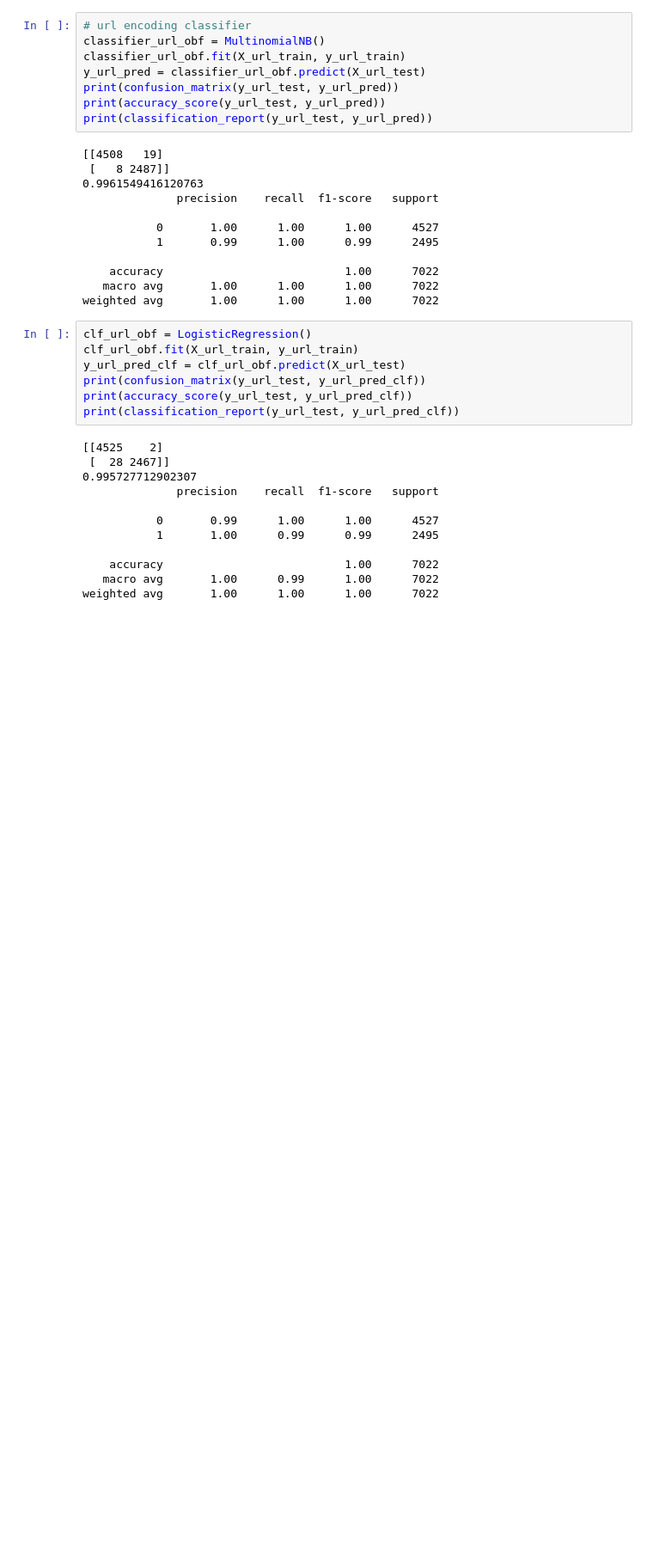
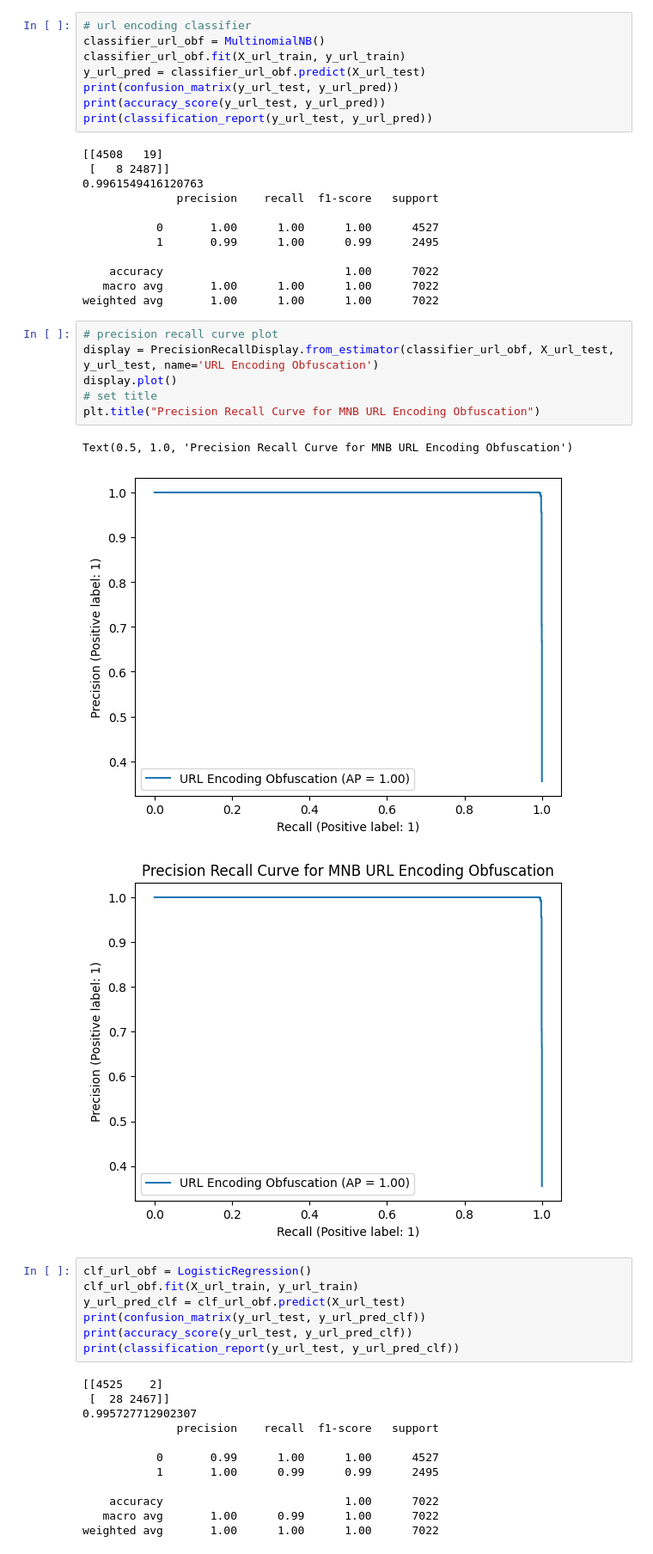
Before and after one commit to nrvadlamudi/SOQL, a Jupyter notebook: classification.ipynb, the cells around one changed output. Shown at 86% size. Drawn from its saved outputs; the diff is of its cells as text; blank space fills up the shorter version.

```diff
--- a/classification.ipynb
+++ b/classification.ipynb
@@ -156,6 +181,16 @@ print(classification_report(y_url_test, y_url_pred))
     accuracy                           1.00      7022
    macro avg       1.00      1.00      1.00      7022
 weighted avg       1.00      1.00      1.00      7022
+# %%
+# precision recall curve plot
+display = PrecisionRecallDisplay.from_estimator(classifier_url_obf, X_url_test, y_url_test, name='URL Encoding Obfuscation')
+display.plot()
+# set title
+plt.title("Precision Recall Curve for MNB URL Encoding Obfuscation")
+# %% [output]
+Text(0.5, 1.0, 'Precision Recall Curve for MNB URL Encoding Obfuscation')
+[figure, added]
+[figure, added]
 # %%
 clf_url_obf = LogisticRegression()
 clf_url_obf.fit(X_url_train, y_url_train)
```
Also changed, not shown: parts of 3 cells of this notebook.
